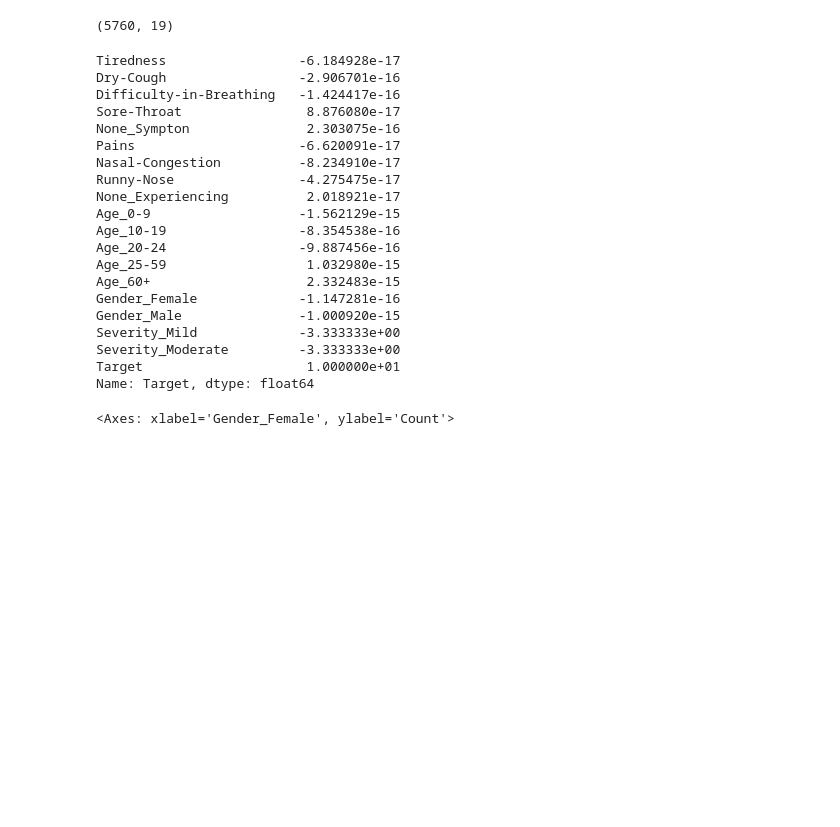
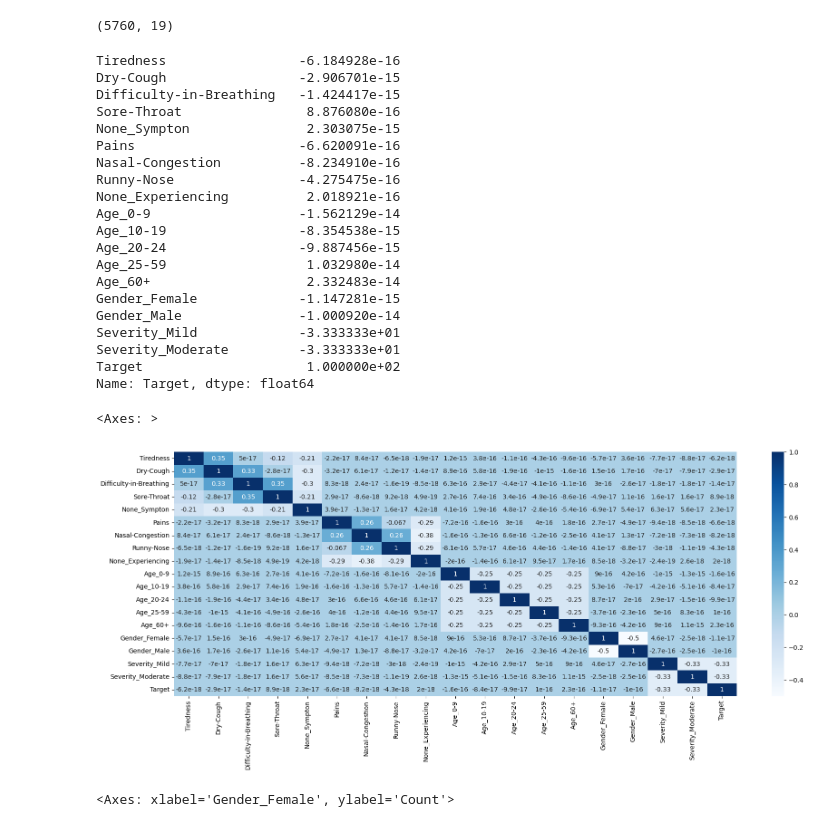
Before and after one commit to Babun001/Asthma-Dieses-Prediction-using-Machine-Learning, a Jupyter notebook: Preprocessing.ipynb, the cells around one changed output. Cells and saved outputs as stored; diff of their text form; code cells hidden in the pictures; blank space fills up the shorter version.

```diff
--- a/Preprocessing.ipynb
+++ b/Preprocessing.ipynb
@@ -100,28 +102,35 @@ print(Non_dupDF.shape)
 # %%
 corr_matrix = Non_dupDF.corr()
 corr_matrix
-corr_matrix['Target']*10
+corr_matrix['Target']*100
 # %% [output]
-Tiredness                 -6.184928e-17
-Dry-Cough                 -2.906701e-16
-Difficulty-in-Breathing   -1.424417e-16
-Sore-Throat                8.876080e-17
-None_Sympton               2.303075e-16
-Pains                     -6.620091e-17
-Nasal-Congestion          -8.234910e-17
-Runny-Nose                -4.275475e-17
-None_Experiencing          2.018921e-17
-Age_0-9                   -1.562129e-15
-Age_10-19                 -8.354538e-16
-Age_20-24                 -9.887456e-16
-Age_25-59                  1.032980e-15
-Age_60+                    2.332483e-15
-Gender_Female             -1.147281e-16
-Gender_Male               -1.000920e-15
-Severity_Mild             -3.333333e+00
-Severity_Moderate         -3.333333e+00
-Target                     1.000000e+01
+Tiredness                 -6.184928e-16
+Dry-Cough                 -2.906701e-15
+Difficulty-in-Breathing   -1.424417e-15
+Sore-Throat                8.876080e-16
+None_Sympton               2.303075e-15
+Pains                     -6.620091e-16
+Nasal-Congestion          -8.234910e-16
+Runny-Nose                -4.275475e-16
+None_Experiencing          2.018921e-16
+Age_0-9                   -1.562129e-14
+Age_10-19                 -8.354538e-15
+Age_20-24                 -9.887456e-15
+Age_25-59                  1.032980e-14
+Age_60+                    2.332483e-14
+Gender_Female             -1.147281e-15
+Gender_Male               -1.000920e-14
+Severity_Mild             -3.333333e+01
+Severity_Moderate         -3.333333e+01
+Target                     1.000000e+02
 Name: Target, dtype: float64
+# %%
+# it is time to check coorelation
+plt.figure(figsize=(20,7))
+sns.heatmap(corr_matrix,annot=True, cmap='Blues')
+# %% [output]
+<Axes: >
+[figure, added]
 # %%
 plt.figure(figsize=(25,20))
 plt.subplot(3, 3, 1)
```
Also changed, not shown: parts of 5 cells of this notebook.
